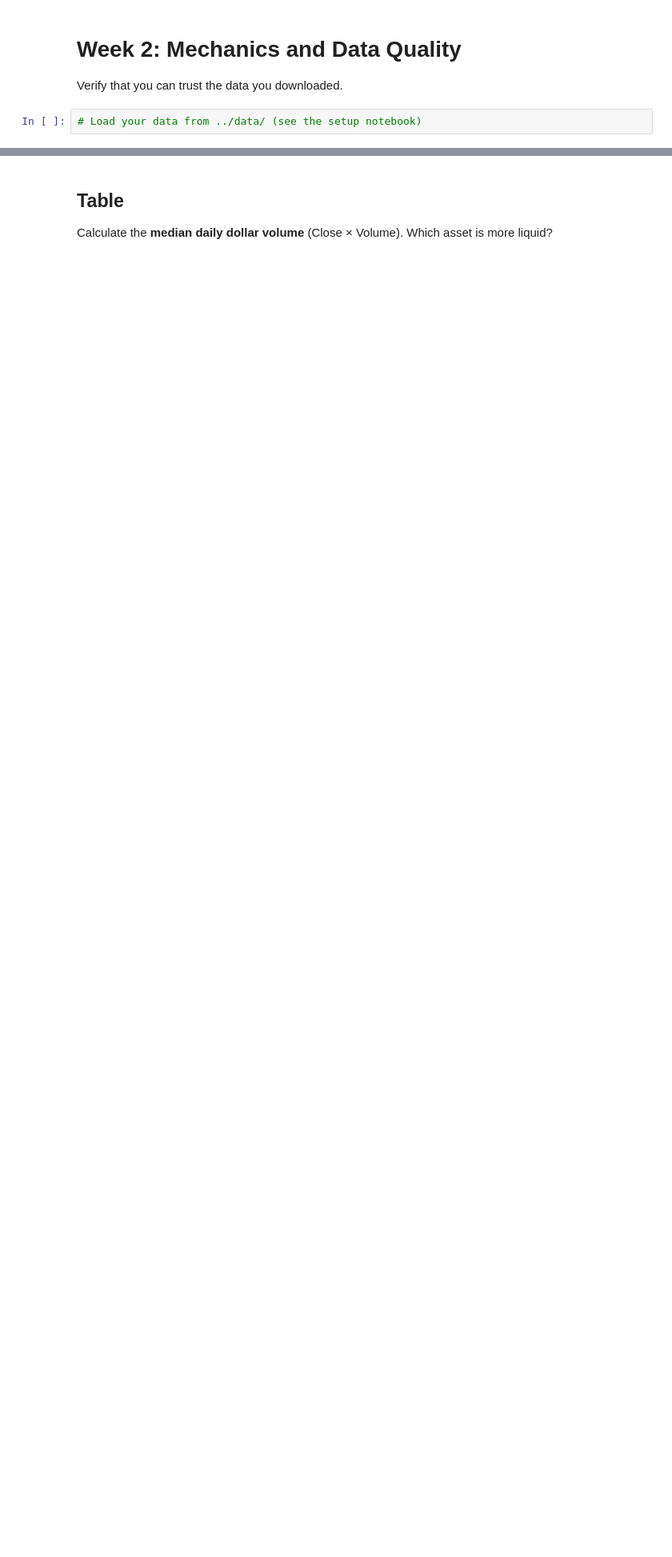
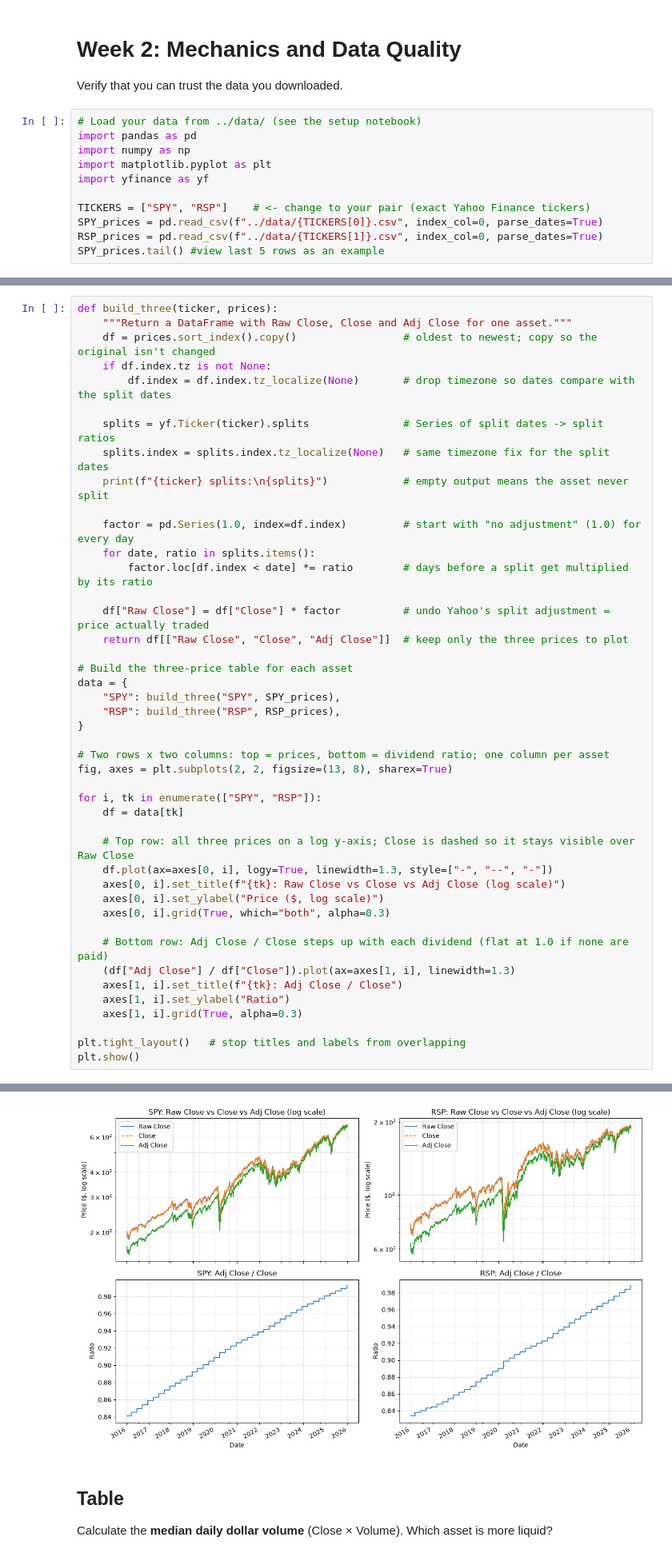
Before and after one commit to caiburin/OQG_education_proj, a Jupyter notebook: OQG/Project-Template/notebooks/week2_data_quality.ipynb, the cells around one changed output, grey strips where cells are left out. Shown at 80% size. Drawn from its saved outputs; the diff is of its cells as text; blank space fills up the shorter version.

Commit message:
Week 5: data quality

```diff
--- a/OQG/Project-Template/notebooks/week2_data_quality.ipynb
+++ b/OQG/Project-Template/notebooks/week2_data_quality.ipynb
@@ -3,3 +3,12 @@
 Verify that you can trust the data you downloaded.
 # %%
 # Load your data from ../data/ (see the setup notebook)
+import pandas as pd
+import numpy as np
+import matplotlib.pyplot as plt
+import yfinance as yf
+
+TICKERS = ["SPY", "RSP"]    # <- change to your pair (exact Yahoo Finance tickers)
+SPY_prices = pd.read_csv(f"../data/{TICKERS[0]}.csv", index_col=0, parse_dates=True)
+RSP_prices = pd.read_csv(f"../data/{TICKERS[1]}.csv", index_col=0, parse_dates=True)
+SPY_prices.tail() #view last 5 rows as an example
@@ -28,3 +45,48 @@ Use `logy=True` when plotting so the lines are readable.
 - **Dividends**: Close and Adj Close slowly drift apart. To see this clearly, also plot `df["Adj Close"] / df["Close"]`. It steps up each time a dividend is paid and stays flat at 1.0 for non-payers.
 
 Check what you find against `yf.Ticker("TICKER").actions`, which lists every split and dividend.
+# %%
+def build_three(ticker, prices):
+    """Return a DataFrame with Raw Close, Close and Adj Close for one asset."""
+    df = prices.sort_index().copy()                 # oldest to newest; copy so the original isn't changed
+    if df.index.tz is not None:
+        df.index = df.index.tz_localize(None)       # drop timezone so dates compare with the split dates
+
+    splits = yf.Ticker(ticker).splits               # Series of split dates -> split ratios
+    splits.index = splits.index.tz_localize(None)   # same timezone fix for the split dates
+    print(f"{ticker} splits:\n{splits}")            # empty output means the asset never split
+
+    factor = pd.Series(1.0, index=df.index)         # start with "no adjustment" (1.0) for every day
+    for date, ratio in splits.items():
+        factor.loc[df.index < date] *= ratio        # days before a split get multiplied by its ratio
+
+    df["Raw Close"] = df["Close"] * factor          # undo Yahoo's split adjustment = price actually traded
+    return df[["Raw Close", "Close", "Adj Close"]]  # keep only the three prices to plot
+
+# Build the three-price table for each asset
+data = {
+    "SPY": build_three("SPY", SPY_prices),
+    "RSP": build_three("RSP", RSP_prices),
+}
+
+# Two rows x two columns: top = prices, bottom = dividend ratio; one column per asset
+fig, axes = plt.subplots(2, 2, figsize=(13, 8), sharex=True)
+
+for i, tk in enumerate(["SPY", "RSP"]):
+    df = data[tk]
+
+    # Top row: all three prices on a log y-axis; Close is dashed so it stays visible over Raw Close
+    df.plot(ax=axes[0, i], logy=True, linewidth=1.3, style=["-", "--", "-"])
+    axes[0, i].set_title(f"{tk}: Raw Close vs Close vs Adj Close (log scale)")
+    axes[0, i].set_ylabel("Price ($, log scale)")
+    axes[0, i].grid(True, which="both", alpha=0.3)
+
+    # Bottom row: Adj Close / Close steps up with each dividend (flat at 1.0 if none are paid)
+    (df["Adj Close"] / df["Close"]).plot(ax=axes[1, i], linewidth=1.3)
+    axes[1, i].set_title(f"{tk}: Adj Close / Close")
+    axes[1, i].set_ylabel("Ratio")
+    axes[1, i].grid(True, alpha=0.3)
+
+plt.tight_layout()   # stop titles and labels from overlapping
+plt.show()
+# %% [output]
@@ -31,3 +116,4 @@ Check what you find against `yf.Ticker("TICKER").actions`, which lists every spl
+[figure, added]
 # %% [markdown]
 ## Table
 Calculate the **median daily dollar volume** (Close × Volume). Which asset is more liquid?
```
Also changed, not shown: parts of 6 cells of this notebook, 3 other files.
